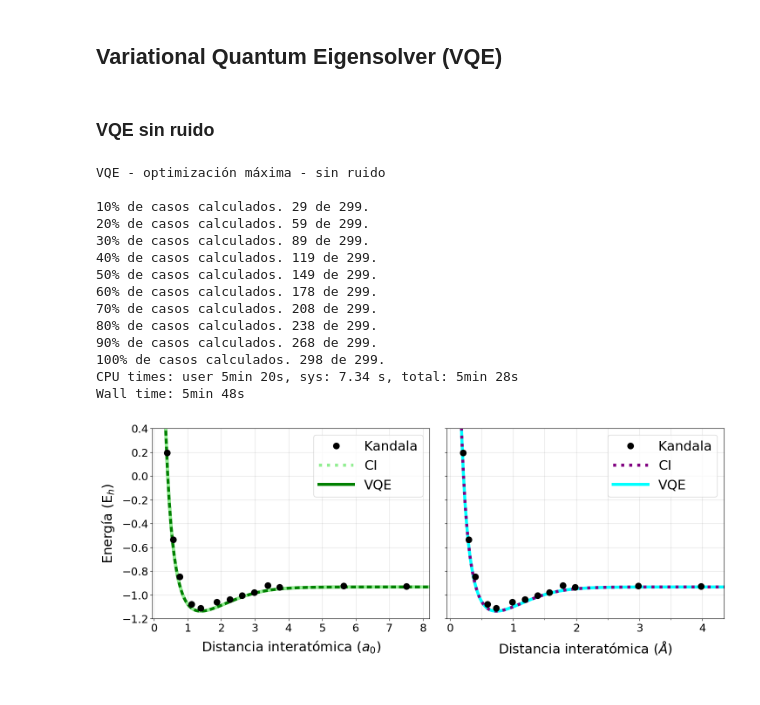
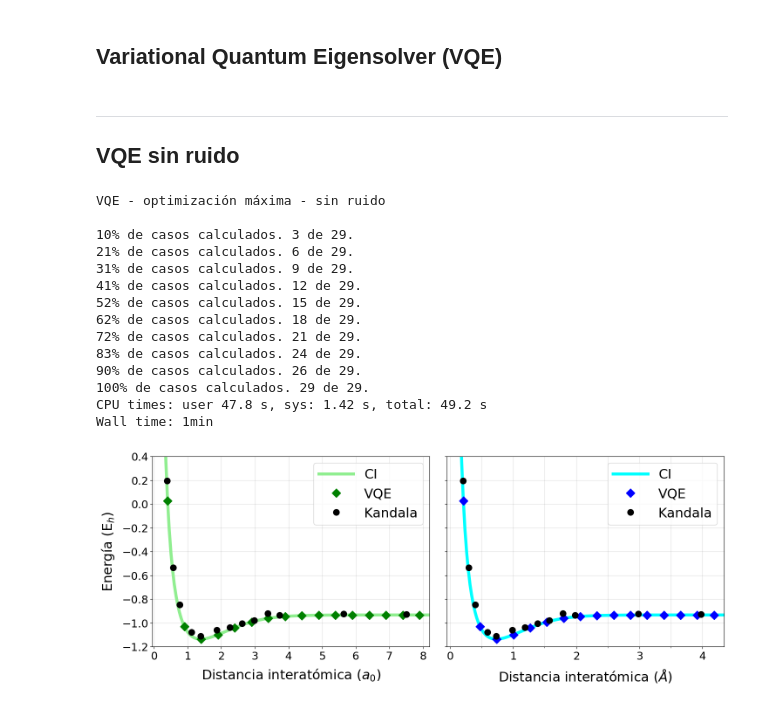
Before and after one commit to ro-sgr/tesis-licenciatura, a Jupyter notebook: (5) VQE.ipynb, the cells around one changed output. Drawn from its saved outputs; the diff is of its cells as text; code cells hidden in the pictures.

```diff
--- a/(5) VQE.ipynb
+++ b/(5) VQE.ipynb
@@ -24,9 +29,9 @@ distancias, h11, h22, J11, J22, J12, K12, hnuc = elementos_H2('cargar')
 # %% [output]
 Elementos de matriz y distancias interatómicas cargadas.
 # %%
-RHF: NDArray[float] = cargar('H2_STO3G_RHF1') # Energía Hartree-Fock restringida
-UHF: NDArray[float] = cargar('H2_STO3G_UHF1') # Energía Hartree-Fock sin restricción
-CI: NDArray[float] = cargar('H2_STO3G_CI1') # Energía CI
+RHF: NDArray[float] = cargar('H2_STO3G_RHF1.csv') # Energía Hartree-Fock restringida
+UHF: NDArray[float] = cargar('H2_STO3G_UHF1.csv') # Energía Hartree-Fock sin restricción
+CI: NDArray[float] = cargar('H2_STO3G_CI1.csv') # Energía CI
 # %% [markdown]
 ## Variational Quantum Eigensolver (VQE)
 # %%
@@ -134,43 +208,23 @@ def VQE(i: int, backend: str=None, optimization_level: int=2, params_inicial: ND
 # %% [markdown]
-### VQE sin ruido
+---
+## VQE sin ruido
 # %%
 %%time
-print("VQE - optimización máxima - sin ruido\n")
-params_optimizados, energia_VQE = [], []
-
-total: int = len(distancias)
-counter: int = 10
-for i in range(total):
-    # Parámetros iniciales.
-    ## La iteración i+1 considera como parámetros iniciales los parámetros optimizados de la i-ésima iteración
-    ## Como cada iteración corresponde a una distancia interatómica R distinta para H2
-    ## La energía para la i-ésima R, si bien no es igual que la anterior, es muy similar
-    ## Así que los parámetros serán semajantes
-    params_inicial = params_optimizados[i-1] if (i != 0) else None
-
-    # VQE, optimización máxima, sin ruido
-    params, energia = VQE(i, None, 3, params_inicial)
-    params_optimizados.append(params)
-    energia_VQE.append(energia)
-
-    val = int(np.round((i+1)*100/total))
-    if val >= counter:
-        print(f"{val}% de casos calculados. {i+1} de {total}.")
-        counter += 10
+params_optimizados_ideal, energia_VQE_ideal, distancias_ideal = R_VQE_H2(distancias)
 # %% [output]
 VQE - optimización máxima - sin ruido
 
-10% de casos calculados. 29 de 299.
-20% de casos calculados. 59 de 299.
-30% de casos calculados. 89 de 299.
-40% de casos calculados. 119 de 299.
-50% de casos calculados. 149 de 299.
-60% de casos calculados. 178 de 299.
-70% de casos calculados. 208 de 299.
-80% de casos calculados. 238 de 299.
-90% de casos calculados. 268 de 299.
-100% de casos calculados. 298 de 299.
-CPU times: user 5min 20s, sys: 7.34 s, total: 5min 28s
-Wall time: 5min 48s
+10% de casos calculados. 3 de 29.
+21% de casos calculados. 6 de 29.
+31% de casos calculados. 9 de 29.
+41% de casos calculados. 12 de 29.
+52% de casos calculados. 15 de 29.
+62% de casos calculados. 18 de 29.
+72% de casos calculados. 21 de 29.
+83% de casos calculados. 24 de 29.
+90% de casos calculados. 26 de 29.
+100% de casos calculados. 29 de 29.
+CPU times: user 47.8 s, sys: 1.42 s, total: 49.2 s
+Wall time: 1min
 # %%
 # Guardar el conjunto de datos calculado en la celda previa
@@ -190,10 +244,8 @@ xmin, xmax = -0.05, 8.2
 ###################
 ### Gráfica derecha
 ###################
-# axs[0].plot(distancias, UHF, linewidth=linewidth, linestyle='dashed', label='UHF', color='blue')
-# axs[0].plot(distancias, RHF, linewidth=linewidth, linestyle='dotted', label='RHF', color='green')
-axs[0].plot(distancias, energia_VQE, linewidth=linewidth, linestyle='solid', label='VQE', color='green')
-axs[0].plot(distancias, CI, linewidth=linewidth, linestyle='dotted', label='CI', color='lightgreen')
+axs[0].plot(distancias, CI, linewidth=linewidth, linestyle='solid', label='CI', color='lightgreen')
+axs[0].plot(distancias_ideal, energia_VQE_ideal, linewidth=None, linestyle='None', label='VQE', color='green', marker='D', markersize=10)
 axs[0].plot(x_Kandala/factor, y_Kandala, linewidth=None, linestyle='None', label='Kandala', color='black', marker='o', markersize=10)
 # x config
 axs[0].set_xticks(np.arange(0, 9, 1))
@@ -204,37 +256,35 @@ axs[0].set_ylim(-1.2,0.4)
 axs[0].set_ylabel(r'Energía ($\mathrm{E}_h$)', fontsize=fontsize, labelpad=10)
 # plot config
 handles, labels = axs[0].get_legend_handles_labels()
-order = [2,1,0]
+order = [0,1,2]
 axs[0].legend([handles[idx] for idx in order],[labels[idx] for idx in order], fontsize=fontsize, handlelength=2.6)
 axs[0].tick_params(axis='both', which='major', labelsize=labelsize)
 axs[0].grid(alpha=alpha)
 
 #####################
 ### Gráfica izquierda
 #####################
-# axs[1].plot(distancias*factor, UHF, linewidth=linewidth, linestyle='dashed', label='UHF', color='orange')
-# axs[0].plot(distancias, RHF, linewidth=linewidth, linestyle='dotted', label='RHF', color='green')
-axs[1].plot(distancias*factor, energia_VQE, linewidth=linewidth, linestyle='solid', label='VQE', color='cyan')
-axs[1].plot(distancias*factor, CI, linewidth=linewidth, linestyle='dotted', label='CI', color='purple')
+axs[1].plot(distancias*factor, CI, linewidth=linewidth, linestyle='solid', label='CI', color='cyan')
+axs[1].plot(distancias_ideal*factor, energia_VQE_ideal, linewidth=None, linestyle='None', label='VQE', color='blue', marker='D', markersize=10)
 axs[1].plot(x_Kandala, y_Kandala, linewidth=None, linestyle='None', label='Kandala', color='black', marker='o', markersize=10)
 # x config
 axs[1].set_xticks(np.arange(0, 5, 1))
 axs[1].set_xticks(np.arange(0, 5, 0.5), minor=True)
 axs[1].set_xlim(xmin, xmax*factor)
 axs[1].set_xlabel(r'Distancia interatómica ($\AA$)', fontsize=fontsize, labelpad=10)
 # y config
 axs[1].set_yticks(np.arange(-1.4, 0.5, 0.2), minor=True)
 axs[1].set_ylim(-1.2, 0.4)
 axs[1].set(yticklabels=[])
 # plot config
 handles, labels = axs[1].get_legend_handles_labels()
-order = [2,1,0]
+order = [0,1,2]
 axs[1].legend([handles[idx] for idx in order],[labels[idx] for idx in order], fontsize=fontsize, handlelength=2.6)
 axs[1].tick_params(axis='both', which='major', labelsize=labelsize)
 axs[1].grid(alpha=alpha, which='both')
 
 fig.tight_layout(pad=2.5)
 plt.show()
 # fig.savefig('imgs/H2_VQE.svg', format='svg', bbox_inches='tight')
 # %% [output]
-[figure, old version]
+[figure, new version]
```
Also changed, not shown: parts of 21 cells of this notebook, 23 other files.
